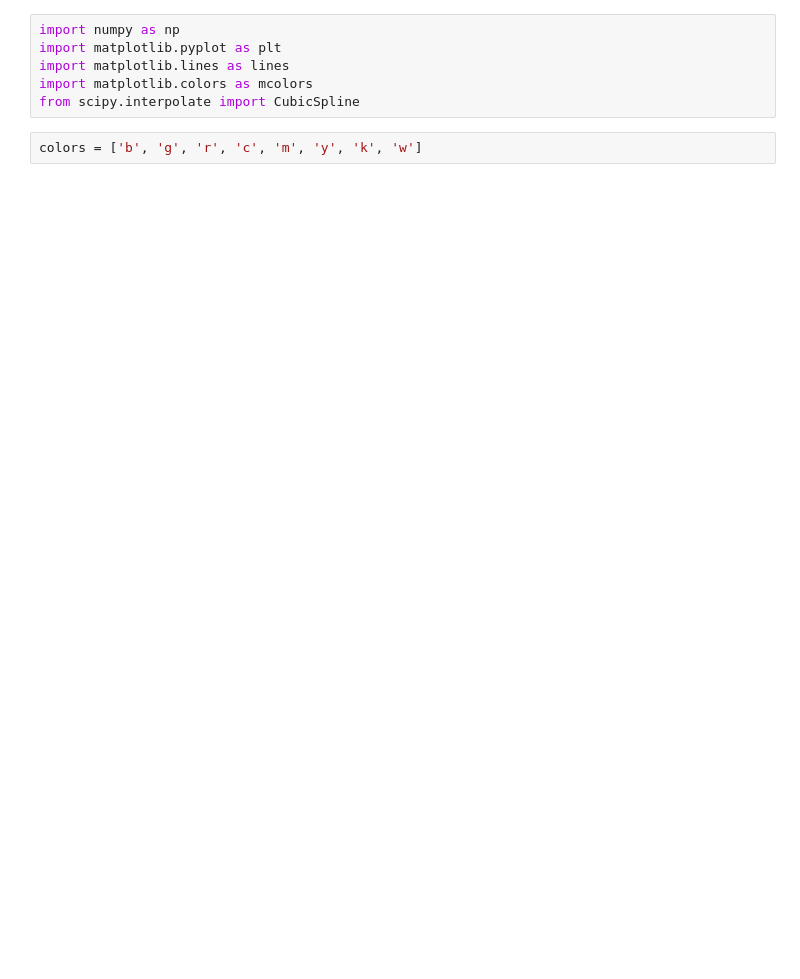
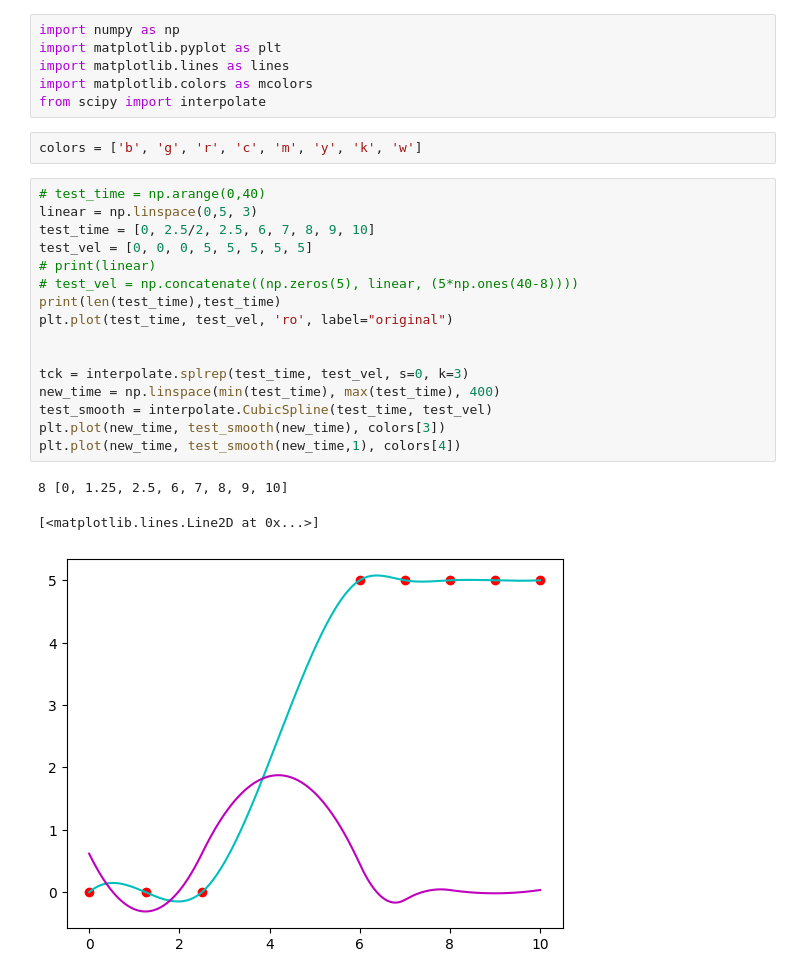
Before and after one commit to Umich-NASA-Big-Idea-Challenge/Speccing, a Jupyter notebook: Graphing.ipynb, the cells around one changed output. Saved outputs shown, nothing was run; the diff lists cells and outputs as text; blank space fills up the shorter version.

Commit message:
Cubicspline implemented

```diff
--- a/Graphing.ipynb
+++ b/Graphing.ipynb
@@ -3,9 +3,29 @@ import numpy as np
 import matplotlib.pyplot as plt
 import matplotlib.lines as lines
 import matplotlib.colors as mcolors
-from scipy.interpolate import CubicSpline
+from scipy import interpolate
-# %%
-colors = ['b', 'g', 'r', 'c', 'm', 'y', 'k', 'w']
+# %%
+colors = ['b', 'g', 'r', 'c', 'm', 'y', 'k', 'w']
+# %%
+# test_time = np.arange(0,40)
+linear = np.linspace(0,5, 3)
+test_time = [0, 2.5/2, 2.5, 6, 7, 8, 9, 10]
+test_vel = [0, 0, 0, 5, 5, 5, 5, 5]
+# print(linear)
+# test_vel = np.concatenate((np.zeros(5), linear, (5*np.ones(40-8))))
+print(len(test_time),test_time)
+plt.plot(test_time, test_vel, 'ro', label="original")
+
+
+tck = interpolate.splrep(test_time, test_vel, s=0, k=3)
+new_time = np.linspace(min(test_time), max(test_time), 400)
+test_smooth = interpolate.CubicSpline(test_time, test_vel)
+plt.plot(new_time, test_smooth(new_time), colors[3])
+plt.plot(new_time, test_smooth(new_time,1), colors[4])
+# %% [output]
+8 [0, 1.25, 2.5, 6, 7, 8, 9, 10]
+[<matplotlib.lines.Line2D at 0x...>]
+[figure, added]
 # %%
 # % VELOCITY PROFILE GENERATION
 x_k_dot_final = 1                                                      # Final ball-bot velocity (m/s)
```
Also changed, not shown: parts of 5 cells of this notebook.
